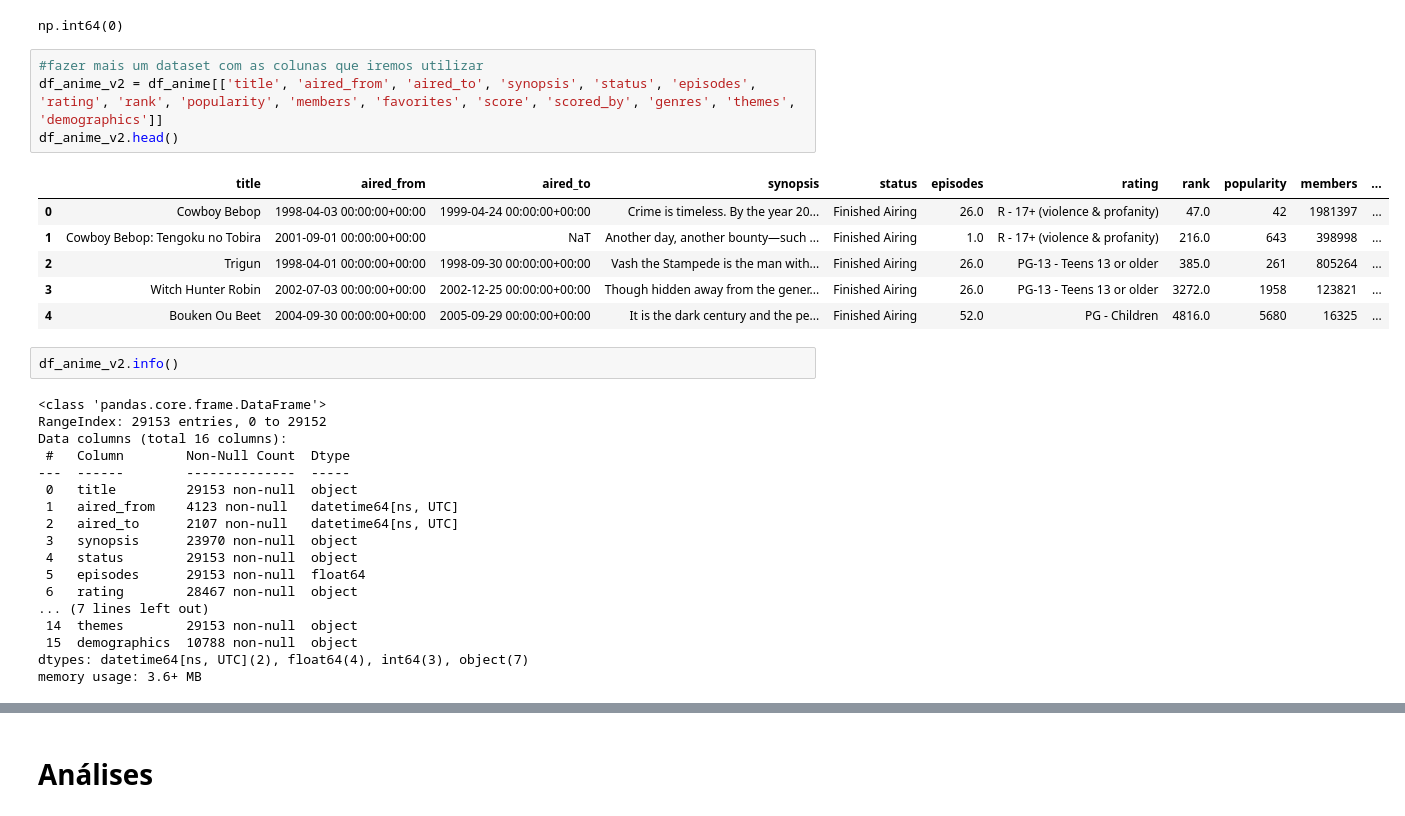
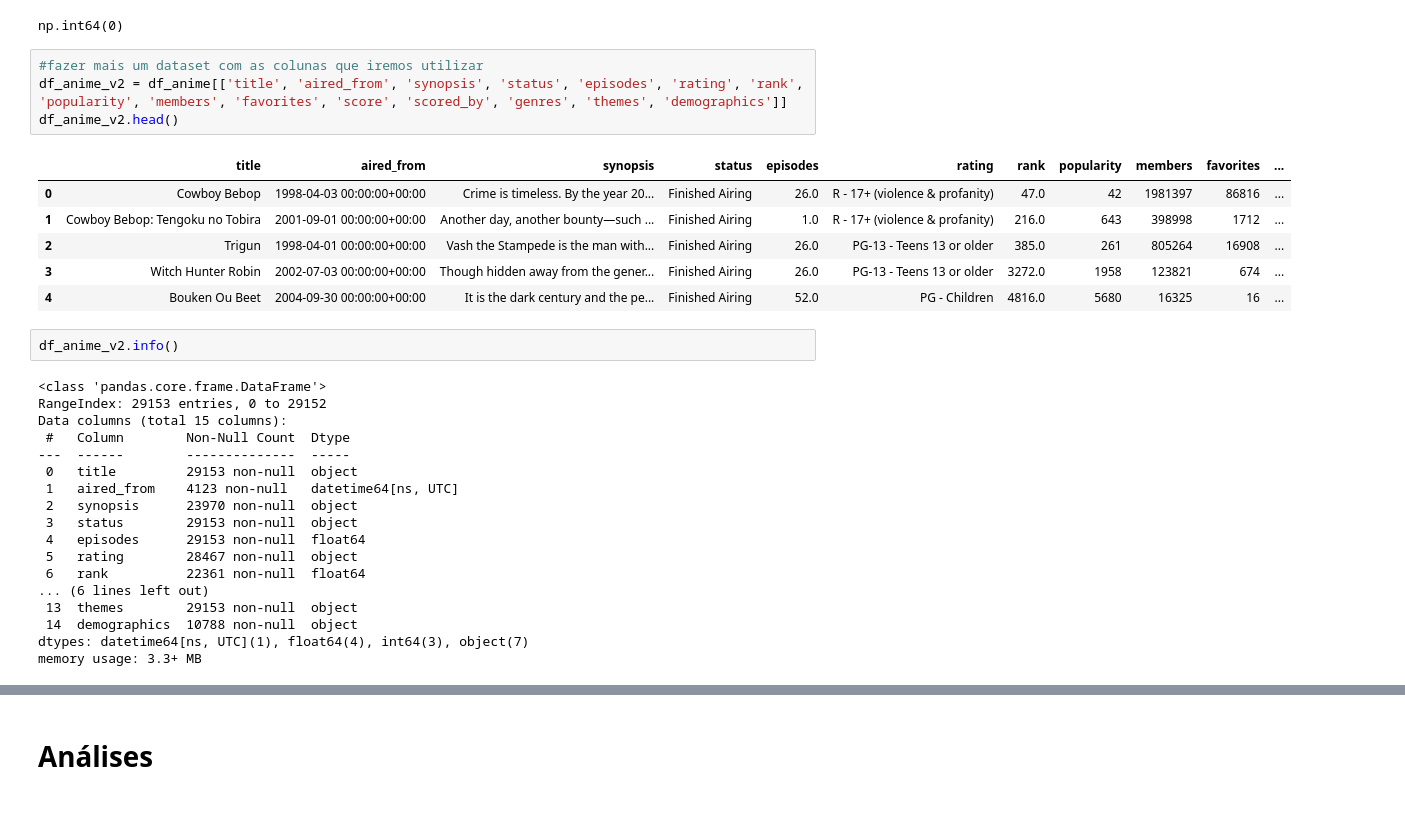
Before and after one commit to Lariiuki/Aprendizado-de-maquina, a Jupyter notebook: Projeto_DeepLearning_Grupo12.ipynb, the cells around one changed output, grey strips where cells are left out. Drawn from its saved outputs; the diff is of its cells as text.

```diff
--- a/Projeto_DeepLearning_Grupo12.ipynb
+++ b/Projeto_DeepLearning_Grupo12.ipynb
@@ -269,35 +371,35 @@ Número de valores ausentes na coluna 'score' após a imputação:
 np.int64(0)
 # %%
 #fazer mais um dataset com as colunas que iremos utilizar
-df_anime_v2 = df_anime[['title', 'aired_from', 'aired_to', 'synopsis', 'status', 'episodes', 'rating', 'rank', 'popularity', 'members', 'favorites', 'score', 'scored_by', 'genres', 'themes', 'demographics']]
+df_anime_v2 = df_anime[['title', 'aired_from', 'synopsis', 'status', 'episodes', 'rating', 'rank', 'popularity', 'members', 'favorites', 'score', 'scored_by', 'genres', 'themes', 'demographics']]
 df_anime_v2.head()
 # %% [output]
-|  | title | aired_from | aired_to | synopsis | status | episodes | rating | rank | popularity | members | ... |
-| 0 | Cowboy Bebop | 1998-04-03 00:00:00+00:00 | 1999-04-24 00:00:00+00:00 | Crime is timeless. By the year 20... | Finished Airing | 26.0 | R - 17+ (violence & profanity) | 47.0 | 42 | 1981397 | ... |
-| 1 | Cowboy Bebop: Tengoku no Tobira | 2001-09-01 00:00:00+00:00 | NaT | Another day, another bounty—such ... | Finished Airing | 1.0 | R - 17+ (violence & profanity) | 216.0 | 643 | 398998 | ... |
-| 2 | Trigun | 1998-04-01 00:00:00+00:00 | 1998-09-30 00:00:00+00:00 | Vash the Stampede is the man with... | Finished Airing | 26.0 | PG-13 - Teens 13 or older | 385.0 | 261 | 805264 | ... |
-| 3 | Witch Hunter Robin | 2002-07-03 00:00:00+00:00 | 2002-12-25 00:00:00+00:00 | Though hidden away from the gener... | Finished Airing | 26.0 | PG-13 - Teens 13 or older | 3272.0 | 1958 | 123821 | ... |
-| 4 | Bouken Ou Beet | 2004-09-30 00:00:00+00:00 | 2005-09-29 00:00:00+00:00 | It is the dark century and the pe... | Finished Airing | 52.0 | PG - Children | 4816.0 | 5680 | 16325 | ... |
+|  | title | aired_from | synopsis | status | episodes | rating | rank | popularity | members | favorites | ... |
+| 0 | Cowboy Bebop | 1998-04-03 00:00:00+00:00 | Crime is timeless. By the year 20... | Finished Airing | 26.0 | R - 17+ (violence & profanity) | 47.0 | 42 | 1981397 | 86816 | ... |
+| 1 | Cowboy Bebop: Tengoku no Tobira | 2001-09-01 00:00:00+00:00 | Another day, another bounty—such ... | Finished Airing | 1.0 | R - 17+ (violence & profanity) | 216.0 | 643 | 398998 | 1712 | ... |
+| 2 | Trigun | 1998-04-01 00:00:00+00:00 | Vash the Stampede is the man with... | Finished Airing | 26.0 | PG-13 - Teens 13 or older | 385.0 | 261 | 805264 | 16908 | ... |
+| 3 | Witch Hunter Robin | 2002-07-03 00:00:00+00:00 | Though hidden away from the gener... | Finished Airing | 26.0 | PG-13 - Teens 13 or older | 3272.0 | 1958 | 123821 | 674 | ... |
+| 4 | Bouken Ou Beet | 2004-09-30 00:00:00+00:00 | It is the dark century and the pe... | Finished Airing | 52.0 | PG - Children | 4816.0 | 5680 | 16325 | 16 | ... |
 # %%
 df_anime_v2.info()
 # %% [output]
 <class 'pandas.core.frame.DataFrame'>
 RangeIndex: 29153 entries, 0 to 29152
-Data columns (total 16 columns):
+Data columns (total 15 columns):
  #   Column        Non-Null Count  Dtype
 ---  ------        --------------  -----
  0   title         29153 non-null  object
  1   aired_from    4123 non-null   datetime64[ns, UTC]
- 2   aired_to      2107 non-null   datetime64[ns, UTC]
- 3   synopsis      23970 non-null  object
- 4   status        29153 non-null  object
- 5   episodes      29153 non-null  float64
- 6   rating        28467 non-null  object
-... (7 lines left out)
- 14  themes        29153 non-null  object
- 15  demographics  10788 non-null  object
-dtypes: datetime64[ns, UTC](2), float64(4), int64(3), object(7)
-memory usage: 3.6+ MB
+ 2   synopsis      23970 non-null  object
+ 3   status        29153 non-null  object
+ 4   episodes      29153 non-null  float64
+ 5   rating        28467 non-null  object
+ 6   rank          22361 non-null  float64
+... (6 lines left out)
+ 13  themes        29153 non-null  object
+ 14  demographics  10788 non-null  object
+dtypes: datetime64[ns, UTC](1), float64(4), int64(3), object(7)
+memory usage: 3.3+ MB
 # %% [markdown]
 **Removendo valores do dataset**
 
```
Also changed, not shown: parts of 44 cells of this notebook.
